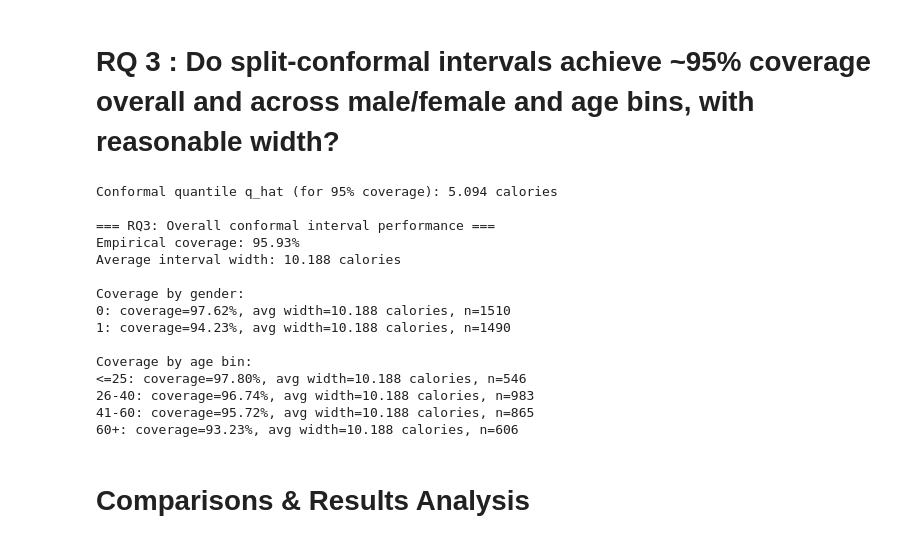
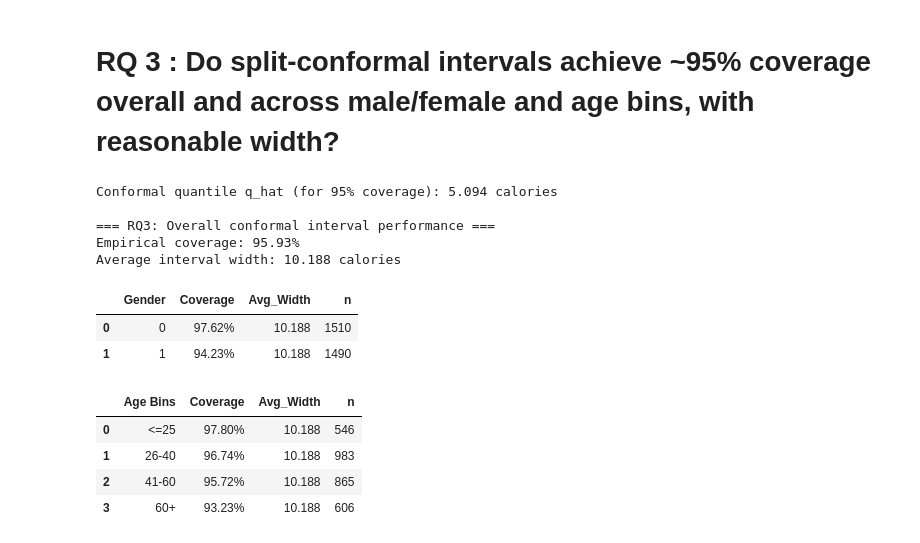
Before and after one commit to haseebshaik00/CalFit-STA-221-Project, a Jupyter notebook: 1-calfit-analysis-EDA-RQ.ipynb, the cells around one changed output. Drawn from its saved outputs; the diff is of its cells as text; code cells hidden in the pictures.

Commit message:
Refactor 1-calfit-analysis-EDA-RQ.ipynb

```diff
--- a/1-calfit-analysis-EDA-RQ.ipynb
+++ b/1-calfit-analysis-EDA-RQ.ipynb
@@ -467,7 +463,7 @@ display(mono_table)
 # %%
 alpha = 0.05  # target 95% coverage
 
-# Fit monotone GBDT ONLY on training subset (no cal/test leakage)
+# Fit monotone GBDT ONLY on training subset
 gbdt_conformal = HistGradientBoostingRegressor(
     loss="squared_error",
     max_depth=5,
@@ -504,70 +500,63 @@ results_test = pd.DataFrame(
 results_test["covered"] = (
     (results_test["y_true"] >= results_test["lower"])
     & (results_test["y_true"] <= results_test["upper"])
 )
 
 overall_coverage = results_test["covered"].mean()
 overall_avg_width = (results_test["upper"] - results_test["lower"]).mean()
 
 print("\n=== RQ3: Overall conformal interval performance ===")
 print(f"Empirical coverage: {overall_coverage * 100:.2f}%")
 print(f"Average interval width: {overall_avg_width:.3f} calories")
 
-# Coverage by gender
-gender_stats = {}
-print("\nCoverage by gender:")
+# Coverage by Gender Bins
+gender_group = results_test.groupby("Gender", dropna=False)
+gender_table = gender_group.agg(
+    Coverage=("covered", "mean"),
+    Avg_Width=("upper", lambda s: (s - results_test.loc[s.index, "lower"]).mean()),
+    n=("covered", "size"),
+).reset_index()
 
-for gender_value, group_df in results_test.groupby("Gender"):
-    if len(group_df) == 0:
-        continue
-    coverage = group_df["covered"].mean()
-    avg_width = (group_df["upper"] - group_df["lower"]).mean()
-    gender_stats[gender_value] = {"coverage": coverage, "width": avg_width}
-    print(
-        f"{gender_value}: coverage={coverage * 100:.2f}%, "
-        f"avg width={avg_width:.3f} calories, n={len(group_df)}"
-    )
+gender_table_fmt = gender_table.copy()
+gender_table_fmt["Coverage"] = gender_table_fmt["Coverage"].map(lambda v: f"{v*100:.2f}%")
+gender_table_fmt["Avg_Width"] = gender_table_fmt["Avg_Width"].map(lambda v: f"{v:.3f}")
 
-# Coverage by age bins
+display(gender_table_fmt)
+
+# Coverage by Age Bins
 age_bins = [0, 25, 40, 60, 120]
 age_labels = ["<=25", "26-40", "41-60", "60+"]
 
-results_test["Age_Bin"] = pd.cut(
+results_test["Age Bins"] = pd.cut(
     results_test["Age"],
     bins=age_bins,
     labels=age_labels,
     right=True,
 )
 
-age_bin_stats = {}
-print("\nCoverage by age bin:")
+age_group = results_test.groupby("Age Bins", dropna=False)
+agebin_table = age_group.agg(
+    Coverage=("covered", "mean"),
+    Avg_Width=("upper", lambda s: (s - results_test.loc[s.index, "lower"]).mean()),
+    n=("covered", "size"),
+).reset_index()
 
-for label in age_labels:
-    bin_df = results_test[results_test["Age_Bin"] == label]
-    if len(bin_df) == 0:
-        continue
-    coverage = bin_df["covered"].mean()
-    avg_width = (bin_df["upper"] - bin_df["lower"]).mean()
-    age_bin_stats[label] = {"coverage": coverage, "width": avg_width}
-    print(
-        f"{label}: coverage={coverage * 100:.2f}%, "
-        f"avg width={avg_width:.3f} calories, n={len(bin_df)}"
-    )
+agebin_table_fmt = agebin_table.copy()
+agebin_table_fmt["Coverage"] = agebin_table_fmt["Coverage"].map(lambda v: f"{v*100:.2f}%")
+agebin_table_fmt["Avg_Width"] = agebin_table_fmt["Avg_Width"].map(lambda v: f"{v:.3f}")
+
+display(agebin_table_fmt)
 # %% [output]
 Conformal quantile q_hat (for 95% coverage): 5.094 calories
 
 === RQ3: Overall conformal interval performance ===
 Empirical coverage: 95.93%
 Average interval width: 10.188 calories
-
-Coverage by gender:
-0: coverage=97.62%, avg width=10.188 calories, n=1510
-1: coverage=94.23%, avg width=10.188 calories, n=1490
-
-Coverage by age bin:
-<=25: coverage=97.80%, avg width=10.188 calories, n=546
-26-40: coverage=96.74%, avg width=10.188 calories, n=983
-41-60: coverage=95.72%, avg width=10.188 calories, n=865
-60+: coverage=93.23%, avg width=10.188 calories, n=606
+|  | Gender | Coverage | Avg_Width | n |
+| 0 | 0 | 97.62% | 10.188 | 1510 |
+| 1 | 1 | 94.23% | 10.188 | 1490 |
+|  | Age Bins | Coverage | Avg_Width | n |
+| 0 | <=25 | 97.80% | 10.188 | 546 |
+| 1 | 26-40 | 96.74% | 10.188 | 983 |
+| 2 | 41-60 | 95.72% | 10.188 | 865 |
+| 3 | 60+ | 93.23% | 10.188 | 606 |
-# %% [markdown]
-# Comparisons & Results Analysis
```
Also changed, not shown: parts of 6 cells of this notebook.
